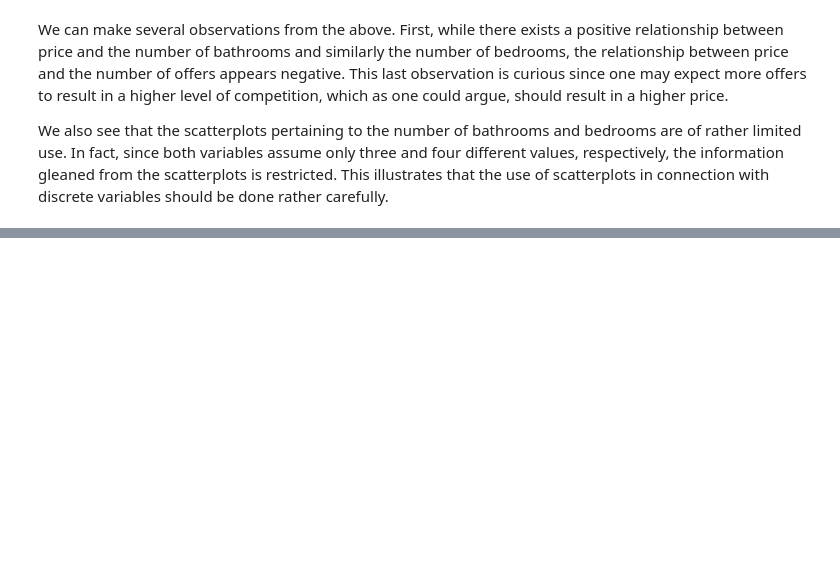
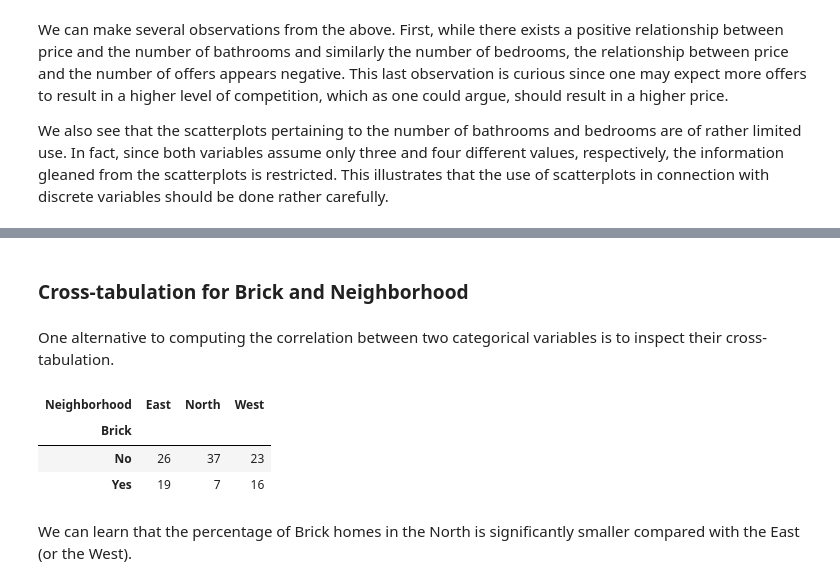
Before and after one commit to evansochola/house-price-data-exploration, a Jupyter notebook: House-Price-Data-Exploration.ipynb, the cells around one changed output, grey strips where cells are left out. Cells and saved outputs as stored; diff of their text form; code cells hidden in the pictures; blank space fills up the shorter version.

Commit message:
Added correlation and cross-tabulation

```diff
--- a/House-Price-Data-Exploration.ipynb
+++ b/House-Price-Data-Exploration.ipynb
@@ -164,0 +187,13 @@ We also see that the scatterplots pertaining to the number of bathrooms and bedr
+# %% [markdown]
+### Cross-tabulation for Brick and Neighborhood
+# %% [markdown]
+One alternative to computing the correlation between two categorical variables is to inspect their cross-tabulation.
+# %%
+pd.crosstab(df.Brick, df.Neighborhood)
+# %% [output]
+| Neighborhood | East | North | West |
+| Brick |  |  |  |
+| No | 26 | 37 | 23 |
+| Yes | 19 | 7 | 16 |
+# %% [markdown]
+We can learn that the percentage of Brick homes in the North is significantly smaller compared with the East (or the West).
```
Also changed, not shown: parts of 4 cells of this notebook.
